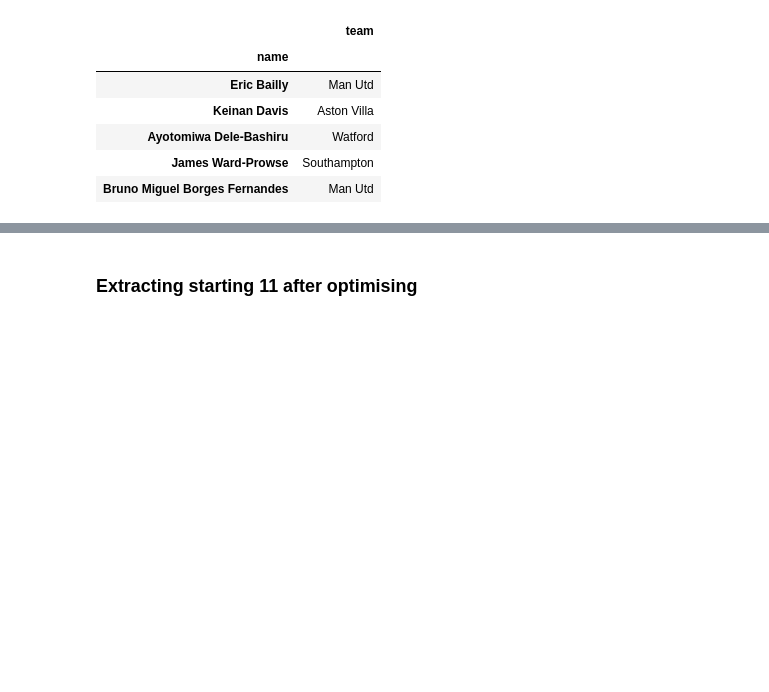
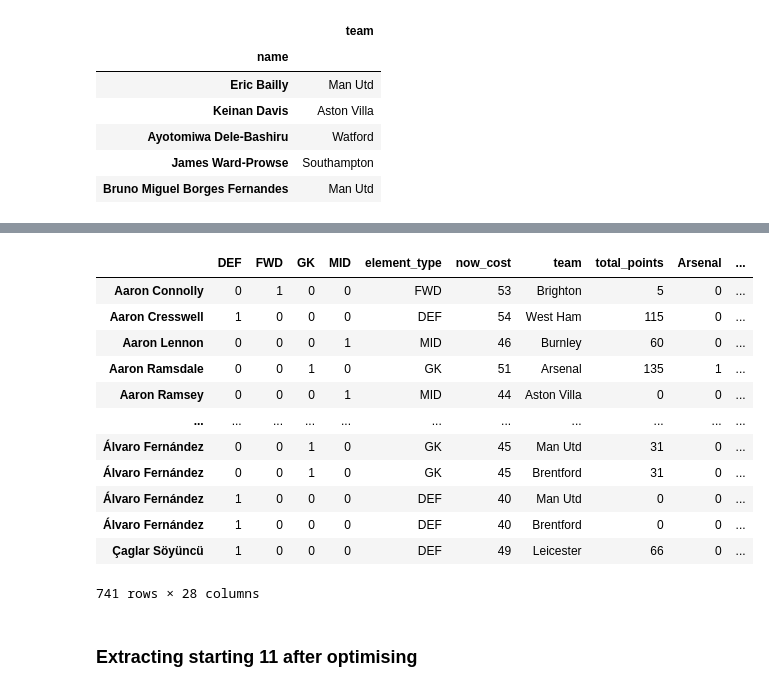
Before and after one commit to yuliangod/Optimisation-1D, a Jupyter notebook: Data processing.ipynb, the cells around one changed output, grey strips where cells are left out. Cells and saved outputs as stored; diff of their text form; code cells hidden in the pictures; blank space fills up the shorter version.

```diff
--- a/Data processing.ipynb
+++ b/Data processing.ipynb
@@ -118 +144,18 @@ output_df.head()
+# %%
+df = pd.concat([df, club_df], axis=1)
+df
+# %% [output]
+|  | DEF | FWD | GK | MID | element_type | now_cost | team | total_points | Arsenal | ... |
+| Aaron Connolly | 0 | 1 | 0 | 0 | FWD | 53 | Brighton | 5 | 0 | ... |
+| Aaron Cresswell | 1 | 0 | 0 | 0 | DEF | 54 | West Ham | 115 | 0 | ... |
+| Aaron Lennon | 0 | 0 | 0 | 1 | MID | 46 | Burnley | 60 | 0 | ... |
+| Aaron Ramsdale | 0 | 0 | 1 | 0 | GK | 51 | Arsenal | 135 | 1 | ... |
+| Aaron Ramsey | 0 | 0 | 0 | 1 | MID | 44 | Aston Villa | 0 | 0 | ... |
+| ... | ... | ... | ... | ... | ... | ... | ... | ... | ... | ... |
+| Álvaro Fernández | 0 | 0 | 1 | 0 | GK | 45 | Man Utd | 31 | 0 | ... |
+| Álvaro Fernández | 0 | 0 | 1 | 0 | GK | 45 | Brentford | 31 | 0 | ... |
+| Álvaro Fernández | 1 | 0 | 0 | 0 | DEF | 40 | Man Utd | 0 | 0 | ... |
+| Álvaro Fernández | 1 | 0 | 0 | 0 | DEF | 40 | Brentford | 0 | 0 | ... |
+| Çaglar Söyüncü | 1 | 0 | 0 | 0 | DEF | 49 | Leicester | 66 | 0 | ... |
+741 rows × 28 columns
 # %%
```
Also changed, not shown: parts of 8 cells of this notebook, 4 other files.
